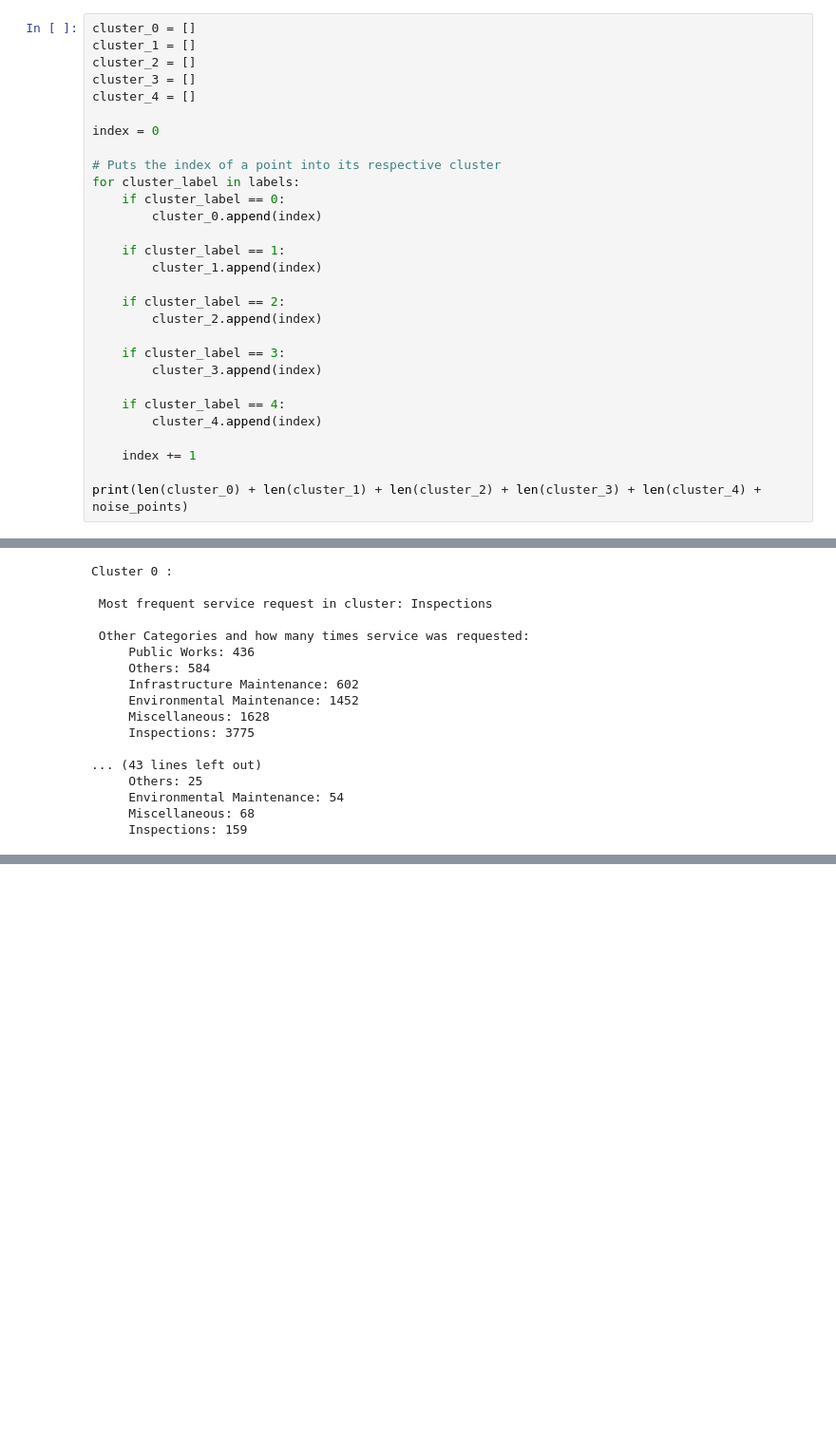
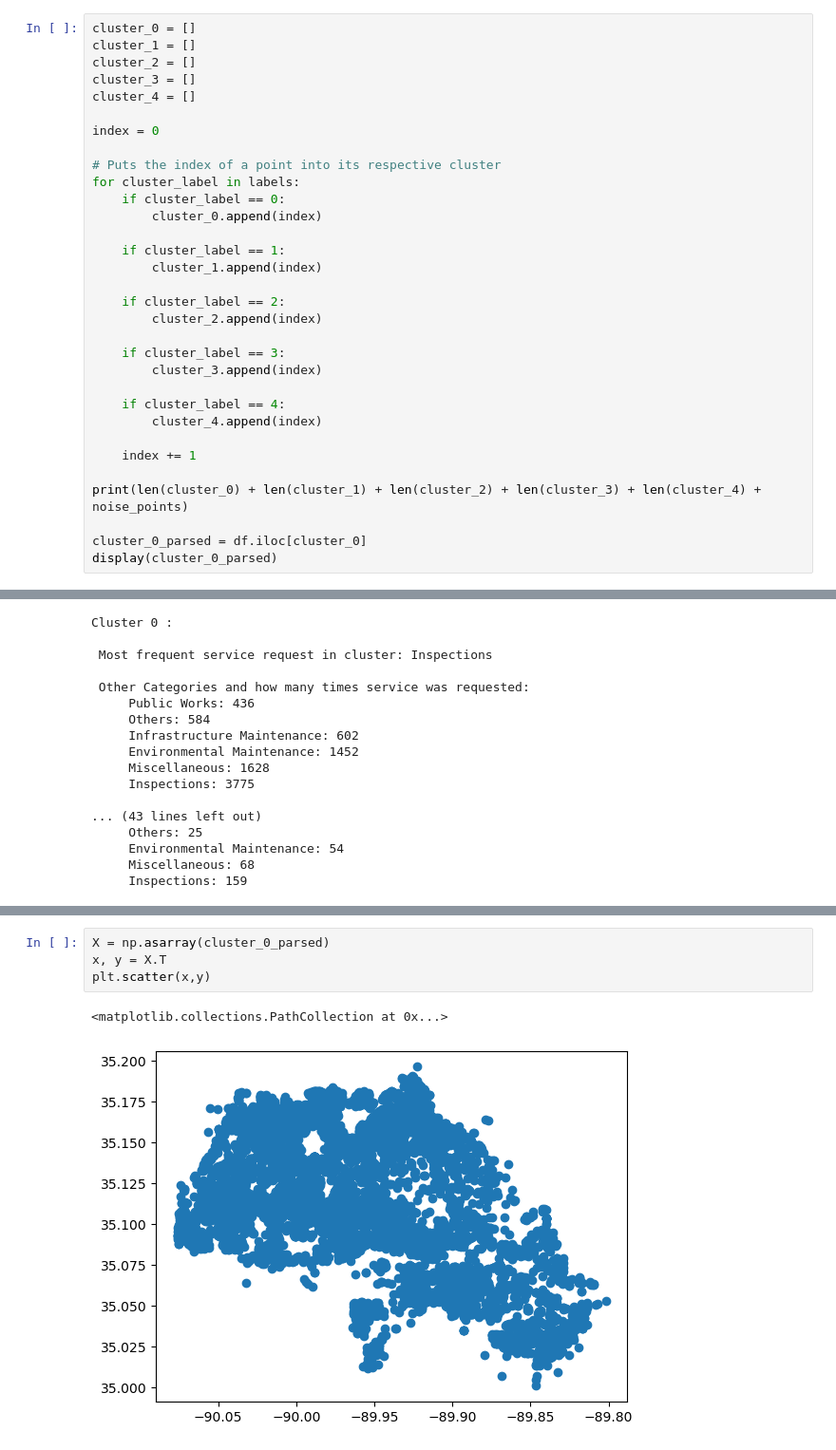
Before and after one commit to EddiePueb1/Open_311_Data_Analysis, a Jupyter notebook: data_analysis_311.ipynb, the cells around one changed output, grey strips where cells are left out. Shown at 95% size. Cells and saved outputs as stored; diff of their text form; blank space fills up the shorter version.

Commit message:
new clusters

```diff
--- a/data_analysis_311.ipynb
+++ b/data_analysis_311.ipynb
@@ -870,5 +871,8 @@ for cluster_label in labels:
     index += 1
 
 print(len(cluster_0) + len(cluster_1) + len(cluster_2) + len(cluster_3) + len(cluster_4) + noise_points)
+
+cluster_0_parsed = df.iloc[cluster_0]
+display(cluster_0_parsed)
 # %% [output]
 12083
@@ -963,0 +983,7 @@ Cluster 0 :
+# %%
+X = np.asarray(cluster_0_parsed)
+x, y = X.T
+plt.scatter(x,y)
+# %% [output]
+<matplotlib.collections.PathCollection at 0x...>
+[figure, added]
```
Also changed, not shown: parts of 8 cells of this notebook.
